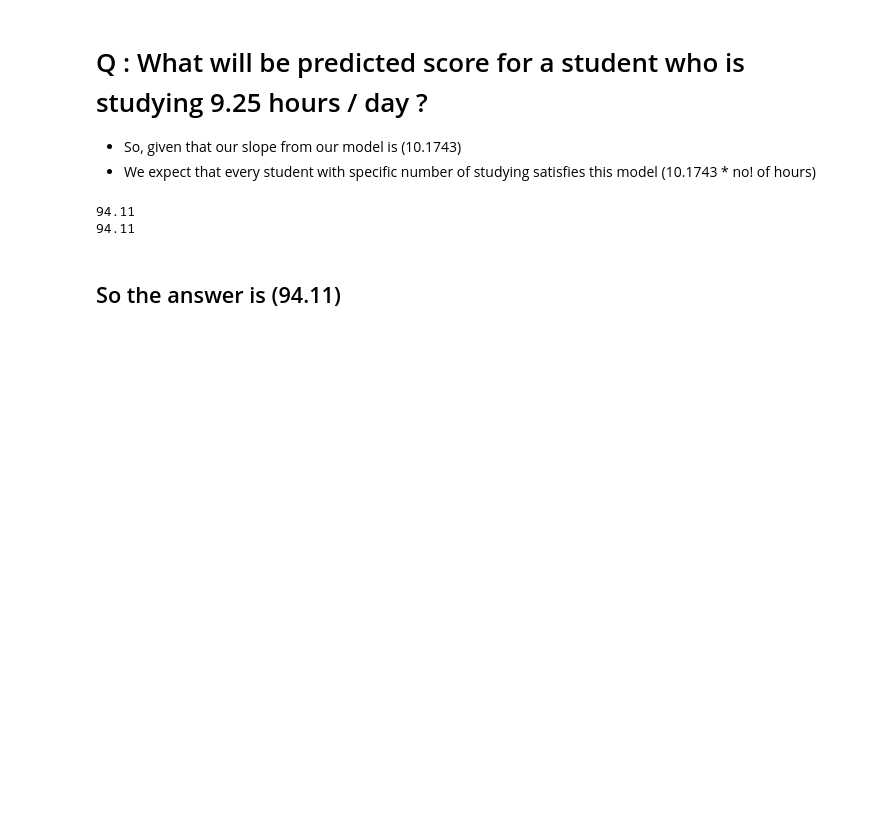
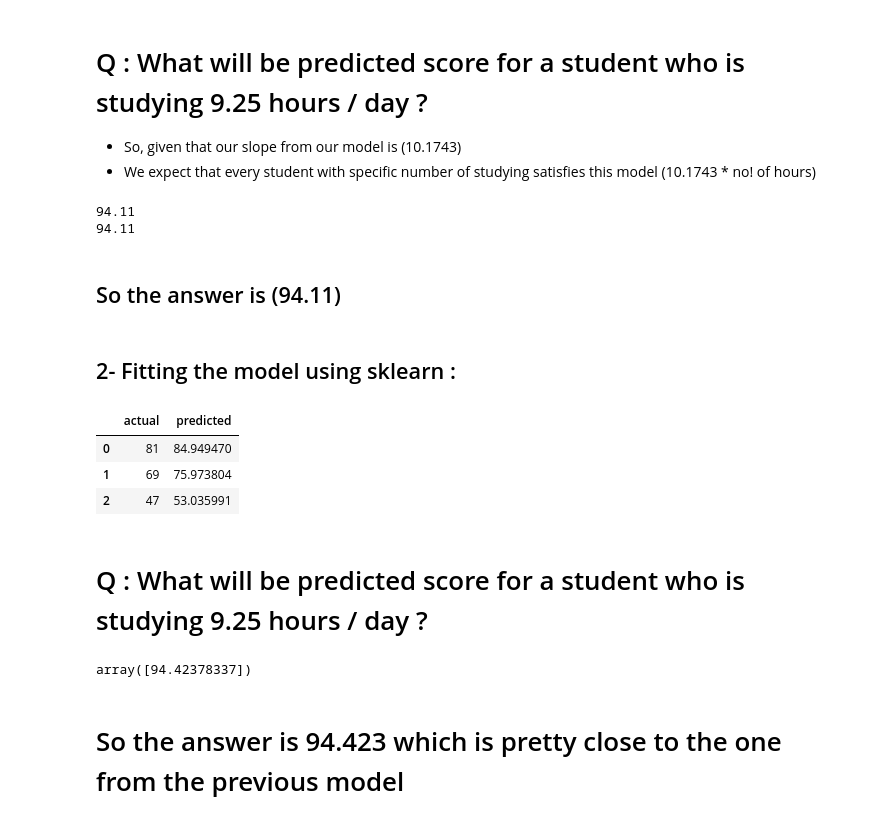
Before and after one commit to ahmedemaraengineer/tsf_grip_tasks, a Jupyter notebook: Task_1/task_1.ipynb, the cells around one changed output. Cells and saved outputs as stored; diff of their text form; code cells hidden in the pictures; blank space fills up the shorter version.

```diff
--- a/Task_1/task_1.ipynb
+++ b/Task_1/task_1.ipynb
@@ -127,3 +130,33 @@ print(round(float(test2) ,2))
 94.11
 # %% [markdown]
 ## So the answer is (94.11)
+# %% [markdown]
+## 2- Fitting the model using sklearn :
+# %%
+X_train ,X_test ,y_train ,y_test = train_test_split(X ,Y ,train_size=0.9)
+# %%
+X_train = np.array(X_train).reshape(-1 ,1)
+X_test = np.array(X_test).reshape(-1 ,1)
+y_train = np.array(y_train)
+y_test = np.array(y_test)
+# %%
+model_2 = LinearRegression()
+model_2.fit(X_train ,y_train)
+y_train_preds = model_2.predict(X_train)
+y_test_preds = model_2.predict(X_test)
+# %%
+df_results_2 = pd.DataFrame({'actual' : y_test ,'predicted' : y_test_preds})
+df_results_2
+# %% [output]
+|  | actual | predicted |
+| 0 | 81 | 84.949470 |
+| 1 | 69 | 75.973804 |
+| 2 | 47 | 53.035991 |
+# %% [markdown]
+# Q : What will be predicted score for a student who is studying 9.25 hours / day ?
+# %%
+model_2.predict(np.array([9.25]).reshape(-1 ,1))
+# %% [output]
+array([94.42378337])
+# %% [markdown]
+# So the answer is 94.423 which is pretty close to the one from the previous model
```
Also changed, not shown: parts of 5 cells of this notebook.
